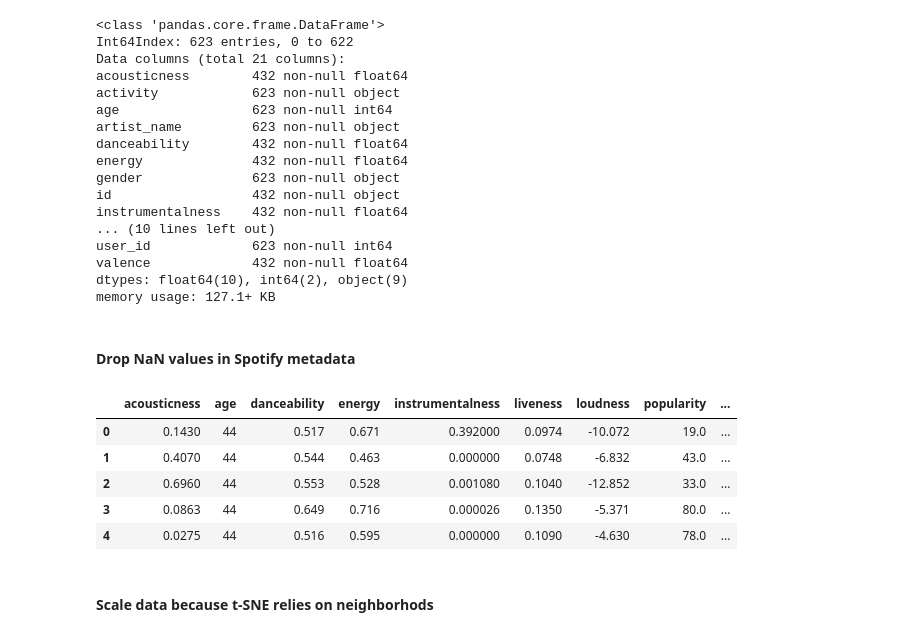
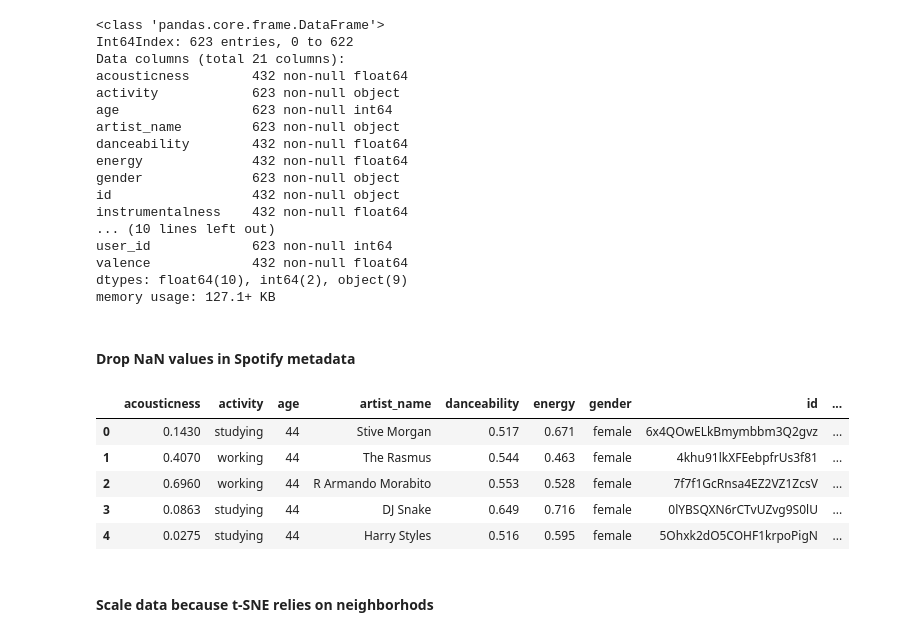
Before and after one commit to epistimi4/emotion_based_music_recomendation, a Jupyter notebook: correlations/Clustering with t-Stochastic Neighboring Embeddings for Music.ipynb, the cells around one changed output. Cells and saved outputs as stored; diff of their text form; code cells hidden in the pictures.

```diff
--- a/correlations/Clustering with t-Stochastic Neighboring Embeddings for Music.ipynb
+++ b/correlations/Clustering with t-Stochastic Neighboring Embeddings for Music.ipynb
@@ -100,6 +100,19 @@ user_id             623 non-null int64
 valence             432 non-null float64
 dtypes: float64(10), int64(2), object(9)
 memory usage: 127.1+ KB
+# %% [markdown]
+#### Drop NaN values in Spotify metadata ####
+# %%
+df = df.drop('user_id', axis=1)
+df = df.dropna()
+df.head()
+# %% [output]
+|  | acousticness | activity | age | artist_name | danceability | energy | gender | id | ... |
+| 0 | 0.1430 | studying | 44 | Stive Morgan | 0.517 | 0.671 | female | 6x4QOwELkBmymbbm3Q2gvz | ... |
+| 1 | 0.4070 | working | 44 | The Rasmus | 0.544 | 0.463 | female | 4khu91lkXFEebpfrUs3f81 | ... |
+| 2 | 0.6960 | working | 44 | R Armando Morabito | 0.553 | 0.528 | female | 7f7f1GcRnsa4EZ2VZ1ZcsV | ... |
+| 3 | 0.0863 | studying | 44 | DJ Snake | 0.649 | 0.716 | female | 0lYBSQXN6rCTvUZvg9S0lU | ... |
+| 4 | 0.0275 | studying | 44 | Harry Styles | 0.516 | 0.595 | female | 5Ohxk2dO5COHF1krpoPigN | ... |
 # %%
 df_enc = df
 Y = df['mood']
@@ -138,19 +151,6 @@ replace_values = {'pleased': 'contentment', 'relaxed': 'contentment', 'calm': 'c
 
 df_enc = df_enc.drop(['artist_name', 'id', 'song_name', 'release_date', 'mood'], axis = 1)
 #df_enc = df_enc.drop(['artist_name', 'id', 'song_name', 'release_date'], axis = 1)
-# %% [markdown]
-#### Drop NaN values in Spotify metadata ####
-# %%
-df_enc = df_enc.drop('user_id', axis=1)
-df_enc = df_enc.dropna()
-df_enc.head()
-# %% [output]
-|  | acousticness | age | danceability | energy | instrumentalness | liveness | loudness | popularity | ... |
-| 0 | 0.1430 | 44 | 0.517 | 0.671 | 0.392000 | 0.0974 | -10.072 | 19.0 | ... |
-| 1 | 0.4070 | 44 | 0.544 | 0.463 | 0.000000 | 0.0748 | -6.832 | 43.0 | ... |
-| 2 | 0.6960 | 44 | 0.553 | 0.528 | 0.001080 | 0.1040 | -12.852 | 33.0 | ... |
-| 3 | 0.0863 | 44 | 0.649 | 0.716 | 0.000026 | 0.1350 | -5.371 | 80.0 | ... |
-| 4 | 0.0275 | 44 | 0.516 | 0.595 | 0.000000 | 0.1090 | -4.630 | 78.0 | ... |
 # %% [markdown]
 #### Scale data because t-SNE relies on neighborhods ####
 # %%
```
Also changed, not shown: parts of 4 cells of this notebook.
